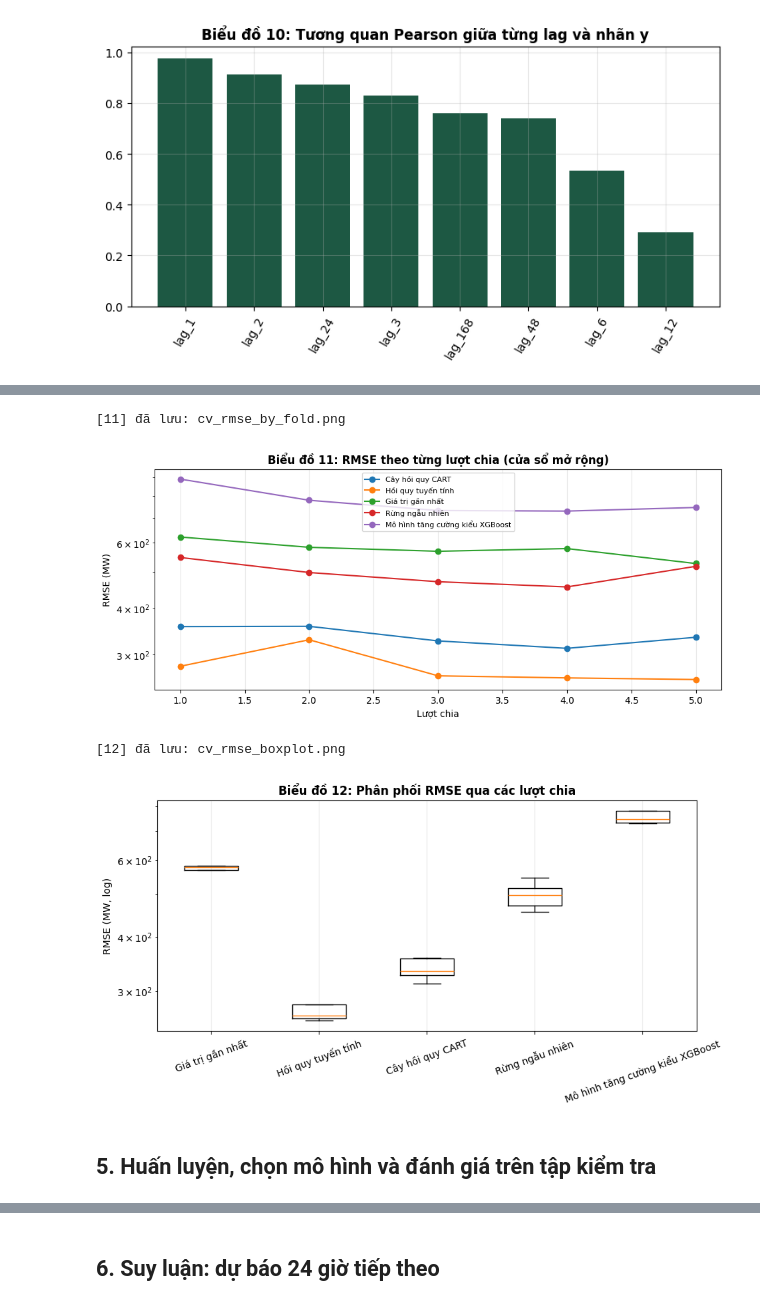
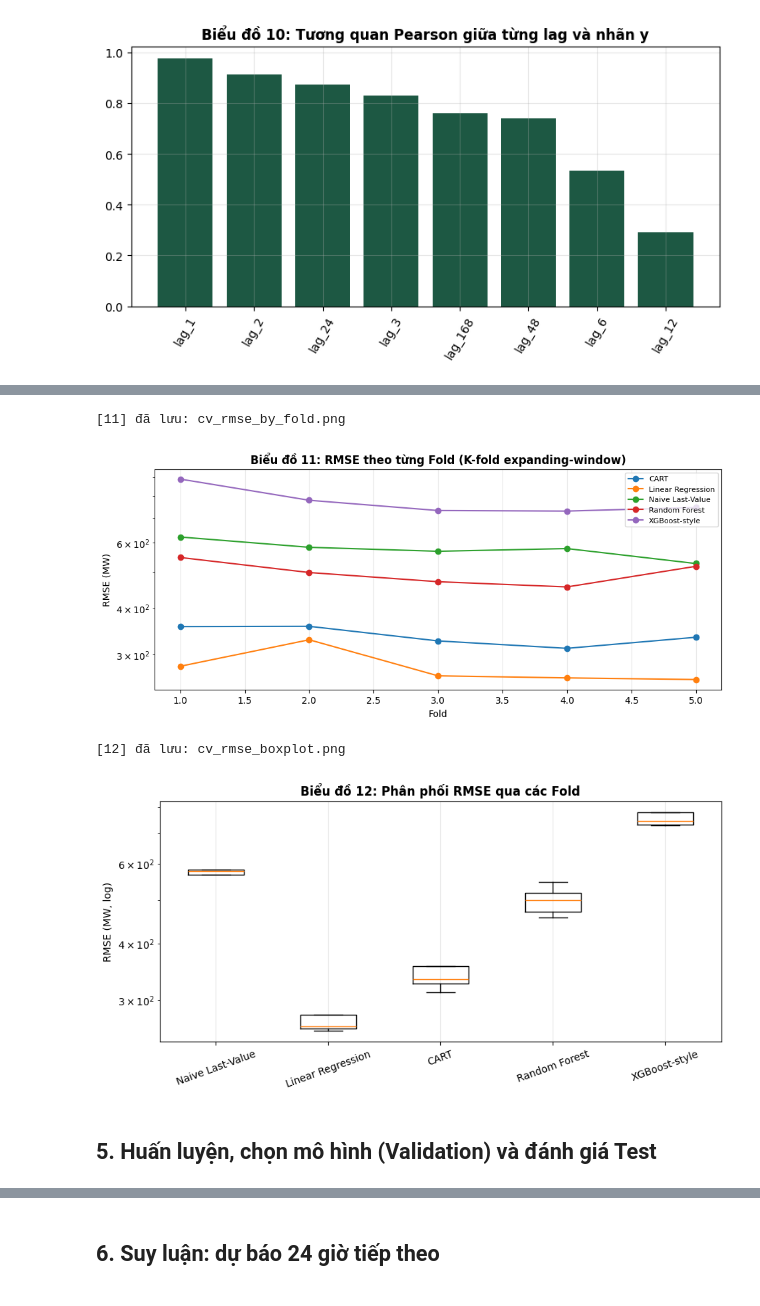
Before and after one commit to OrangkillEmily/Lab_TimeSeries, a Jupyter notebook: notebooks/lab03/Lab03_Visual_Exploration.ipynb, the cells around one changed output, grey strips where cells are left out. Saved outputs shown, nothing was run; the diff lists cells and outputs as text; code cells hidden in the pictures.

```diff
--- a/notebooks/lab03/Lab03_Visual_Exploration.ipynb
+++ b/notebooks/lab03/Lab03_Visual_Exploration.ipynb
@@ -205,29 +228,28 @@ cv_detail.assign(model=cv_detail["model"].map(MODEL_LABELS)).head()
 # %%
-# Biểu đồ 11: RMSE theo từng lượt chia cho mỗi mô hình
+# Biểu đồ 11: RMSE theo từng Fold cho mỗi mô hình
 fig, ax = plt.subplots(figsize=(11, 4.3))
 for name, group in cv_detail.groupby("model"):
     g = group.sort_values("fold")
-    ax.plot(g["fold"], g["RMSE"], "o-", label=MODEL_LABELS.get(name, name))
-ax.set_xlabel("Lượt chia"); ax.set_ylabel("RMSE (MW)"); ax.set_yscale("log"); ax.legend(fontsize=8)
-ax.set_title("Biểu đồ 11: RMSE theo từng lượt chia (cửa sổ mở rộng)")
+    ax.plot(g["fold"], g["RMSE"], "o-", label=name)
+ax.set_xlabel("Fold"); ax.set_ylabel("RMSE (MW)"); ax.set_yscale("log"); ax.legend(fontsize=8)
+ax.set_title("Biểu đồ 11: RMSE theo từng Fold (K-fold expanding-window)")
 save(fig, "cv_rmse_by_fold"); plt.show()
 # %% [output]
 [11] đã lưu: cv_rmse_by_fold.png
-[figure, old version]
+[figure, new version]
 # %%
-# Biểu đồ 12: Phân phối RMSE qua các lượt chia cho mỗi mô hình
+# Biểu đồ 12: Phân phối RMSE qua các Fold (boxplot) cho mỗi mô hình
 fig, ax = plt.subplots(figsize=(10, 4.3))
 order = list(cv_detail["model"].unique())
-order_labels = [MODEL_LABELS.get(model, model) for model in order]
-ax.boxplot([cv_detail[cv_detail.model == m]["RMSE"].values for m in order], tick_labels=order_labels, showfliers=False)
+ax.boxplot([cv_detail[cv_detail.model == m]["RMSE"].values for m in order], tick_labels=order, showfliers=False)
 ax.set_yscale("log"); ax.set_ylabel("RMSE (MW, log)"); ax.tick_params(axis="x", rotation=20)
-ax.set_title("Biểu đồ 12: Phân phối RMSE qua các lượt chia")
+ax.set_title("Biểu đồ 12: Phân phối RMSE qua các Fold")
 save(fig, "cv_rmse_boxplot"); plt.show()
 # %% [output]
 [12] đã lưu: cv_rmse_boxplot.png
-[figure, old version]
+[figure, new version]
 # %% [markdown]
-## 5. Huấn luyện, chọn mô hình và đánh giá trên tập kiểm tra
+## 5. Huấn luyện, chọn mô hình (Validation) và đánh giá Test
 # %%
 validation_rows, test_rows, test_predictions, final_models = [], [], {}, {}
 X_tv, y_tv = pd.concat([X_train, X_val]), pd.concat([y_train, y_val])
```
Also changed, not shown: parts of 17 cells of this notebook.
